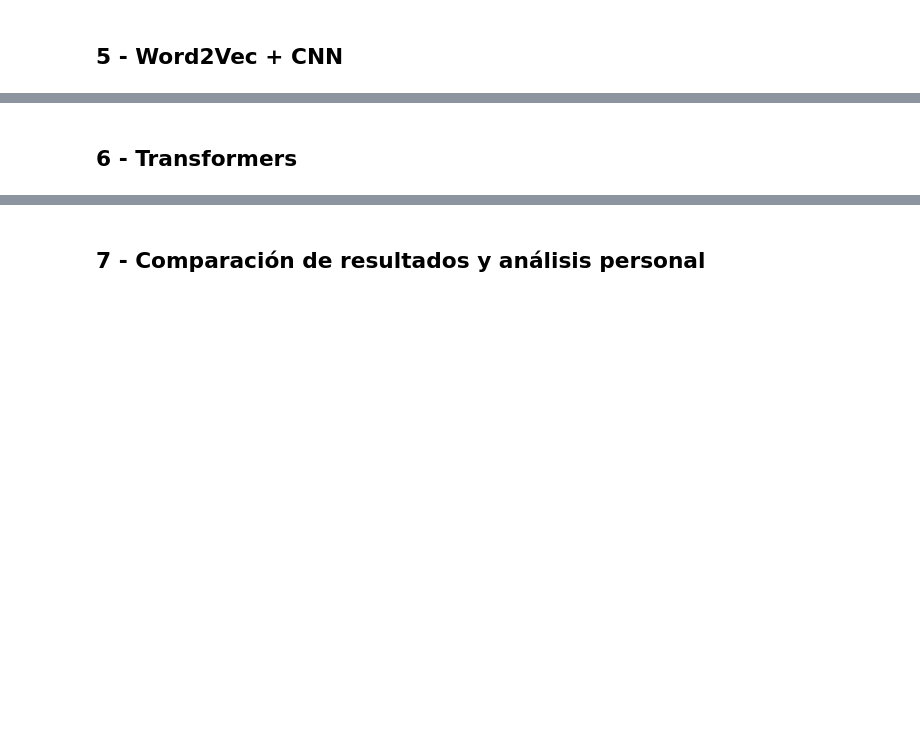
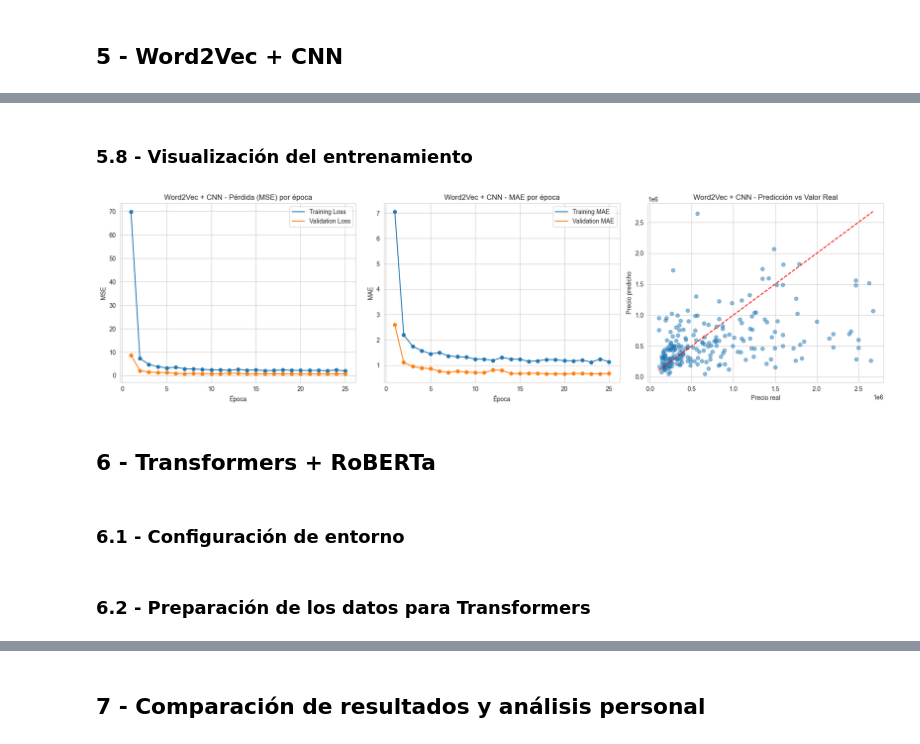
Before and after one commit to asier-ortiz/ai-course-notebooks, a Jupyter notebook: entrega3_asier_ortiz.ipynb, the cells around one changed output, grey strips where cells are left out. Drawn from its saved outputs; the diff is of its cells as text; code cells hidden in the pictures; blank space fills up the shorter version.

```diff
--- a/entrega3_asier_ortiz.ipynb
+++ b/entrega3_asier_ortiz.ipynb
@@ -929,0 +1145,19 @@ all_approaches_results["TF-IDF"] = metrics_df_sorted.copy()
+# %%
+# Predicciones en el conjunto de test
+y_pred_log = model.predict(X_test_pad).flatten()
+
+# Cálculo de métricas (con inversa del log1p)
+word2vec_metrics = get_metrics(
+    name="Word2Vec + CNN",
+    y_pred_log=y_pred_log,
+    y_true_log=y_test_log,
+    transform_target=True
+)
+
+# Muestro las métricas en pantalla
+print("\nMétricas del modelo Word2Vec + CNN:")
+for k, v in word2vec_metrics.items():
+    print(f"{k}: {v:.4f}" if isinstance(v, (int, float)) else f"{k}: {v}")
+
+# Guardo para la comparativa global
+all_approaches_results["Word2Vec + CNN"] = pd.DataFrame([word2vec_metrics])
@@ -930,2 +1174,49 @@ all_approaches_results["TF-IDF"] = metrics_df_sorted.copy()
+# %% [markdown]
+### 5.8 - Visualización del entrenamiento
+# %%
+# Visualizo el entrenamiento sólo en este enfoque porque defino yo mismo la red y tengo acceso
+# directo al historial de métricas con "history" desde Keras. Esto me permite analizar
+# mejor el comportamiento del modelo en cada época
+
+epochs = range(1, len(history.history["loss"]) + 1)
+
+plt.figure(figsize=(18, 5))
+
+# MSE (Loss)
+plt.subplot(1, 3, 1)
+plt.plot(epochs, history.history["loss"], label="Training Loss")
+plt.plot(epochs, history.history["val_loss"], label="Validation Loss")
+plt.scatter(epochs, history.history["loss"], s=30)
+plt.scatter(epochs, history.history["val_loss"], s=30)
+plt.title("Word2Vec + CNN - Pérdida (MSE) por época")
+plt.xlabel("Época")
+plt.ylabel("MSE")
+plt.legend()
+
+# MAE
+plt.subplot(1, 3, 2)
+plt.plot(epochs, history.history["mae"], label="Training MAE")
+plt.plot(epochs, history.history["val_mae"], label="Validation MAE")
+plt.scatter(epochs, history.history["mae"], s=30)
+plt.scatter(epochs, history.history["val_mae"], s=30)
+plt.title("Word2Vec + CNN - MAE por época")
+plt.xlabel("Época")
+plt.ylabel("MAE")
+plt.legend()
+
+# Dispersión: real vs predicho
+plt.subplot(1, 3, 3)
+plt.scatter(np.expm1(y_test_log), np.expm1(y_pred_log), alpha=0.5)
+plt.plot([np.min(np.expm1(y_test_log)), np.max(np.expm1(y_test_log))],
+         [np.min(np.expm1(y_test_log)), np.max(np.expm1(y_test_log))],
+         'r--')
+plt.title("Word2Vec + CNN - Predicción vs Valor Real")
+plt.xlabel("Precio real")
+plt.ylabel("Precio predicho")
+
+plt.tight_layout()
+plt.show()
+# %% [output]
+[figure, added]
 # %% [markdown]
-## 6 - Transformers
+## 6 - Transformers + RoBERTa
@@ -933,0 +1223,2 @@ all_approaches_results["TF-IDF"] = metrics_df_sorted.copy()
+# %% [markdown]
+### 6.1 - Configuración de entorno
@@ -933,0 +1231,2 @@ all_approaches_results["TF-IDF"] = metrics_df_sorted.copy()
+# %% [markdown]
+### 6.2 - Preparación de los datos para Transformers
```
Also changed, not shown: parts of 49 cells of this notebook, 13 other files.
